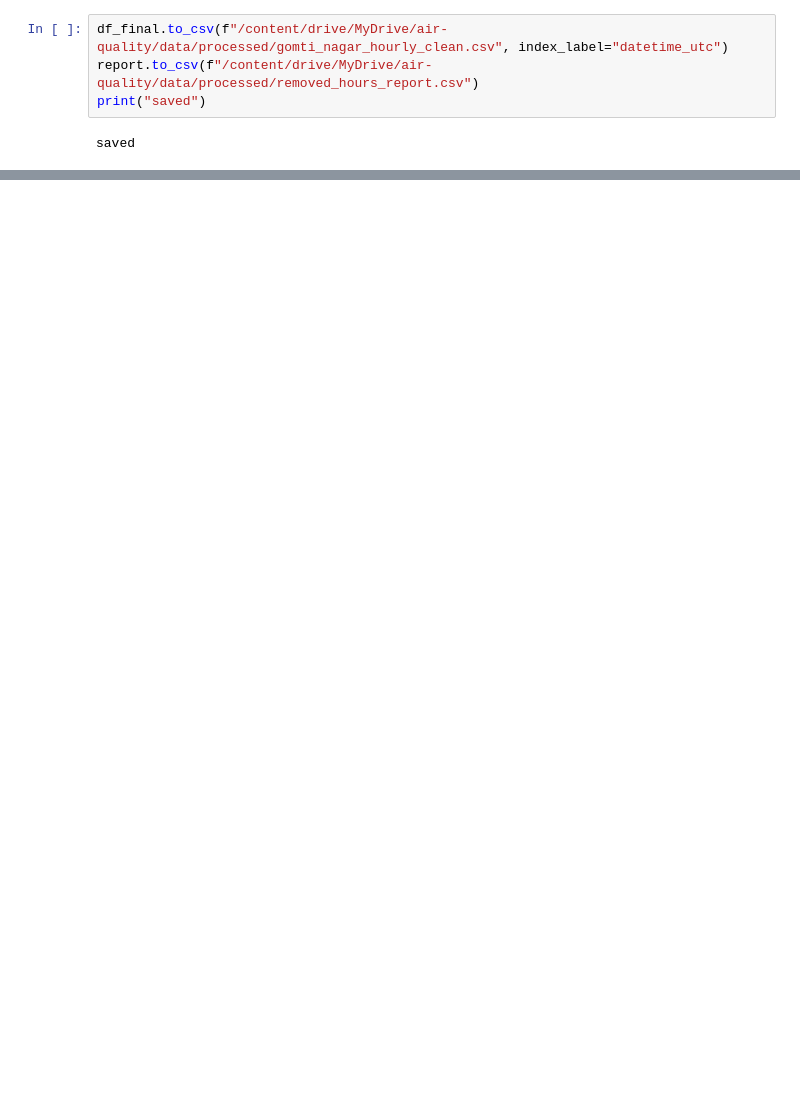
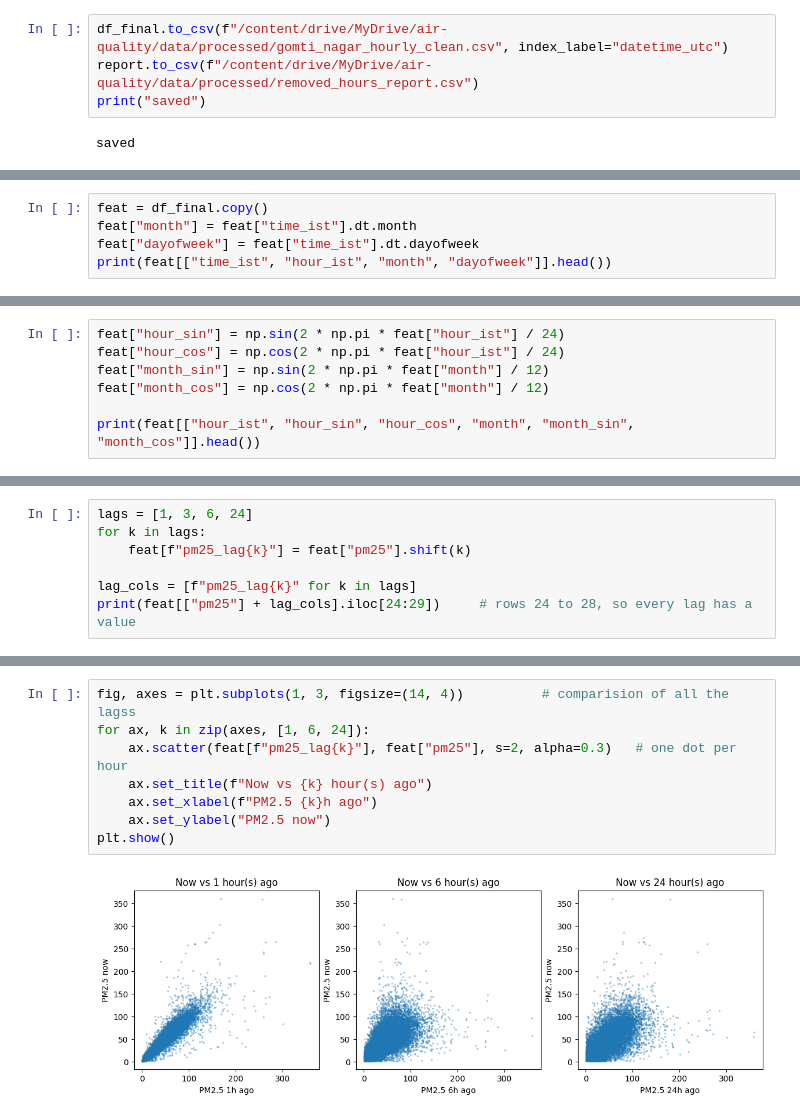
Before and after one commit to hussainmaroof98-oss/lucknow-air-quality-forecast, a Jupyter notebook: Untitled4.ipynb, the cells around one changed output, grey strips where cells are left out. Saved outputs shown, nothing was run; the diff lists cells and outputs as text; blank space fills up the shorter version.

```diff
--- a/Untitled4.ipynb
+++ b/Untitled4.ipynb
@@ -386,0 +379,5 @@ saved
+# %%
+feat = df_final.copy()
+feat["month"] = feat["time_ist"].dt.month
+feat["dayofweek"] = feat["time_ist"].dt.dayofweek
+print(feat[["time_ist", "hour_ist", "month", "dayofweek"]].head())
@@ -386,0 +403,7 @@ saved
+# %%
+feat["hour_sin"] = np.sin(2 * np.pi * feat["hour_ist"] / 24)
+feat["hour_cos"] = np.cos(2 * np.pi * feat["hour_ist"] / 24)
+feat["month_sin"] = np.sin(2 * np.pi * feat["month"] / 12)
+feat["month_cos"] = np.cos(2 * np.pi * feat["month"] / 12)
+
+print(feat[["hour_ist", "hour_sin", "hour_cos", "month", "month_sin", "month_cos"]].head())
@@ -386,0 +433,7 @@ saved
+# %%
+lags = [1, 3, 6, 24]
+for k in lags:
+    feat[f"pm25_lag{k}"] = feat["pm25"].shift(k)
+
+lag_cols = [f"pm25_lag{k}" for k in lags]
+print(feat[["pm25"] + lag_cols].iloc[24:29])     # rows 24 to 28, so every lag has a value
@@ -386,0 +459,10 @@ saved
+# %%
+fig, axes = plt.subplots(1, 3, figsize=(14, 4))          # comparision of all the lagss
+for ax, k in zip(axes, [1, 6, 24]):
+    ax.scatter(feat[f"pm25_lag{k}"], feat["pm25"], s=2, alpha=0.3)   # one dot per hour
+    ax.set_title(f"Now vs {k} hour(s) ago")
+    ax.set_xlabel(f"PM2.5 {k}h ago")
+    ax.set_ylabel("PM2.5 now")
+plt.show()
+# %% [output]
+[figure, added]
```
Also changed, not shown: parts of 19 cells of this notebook.
